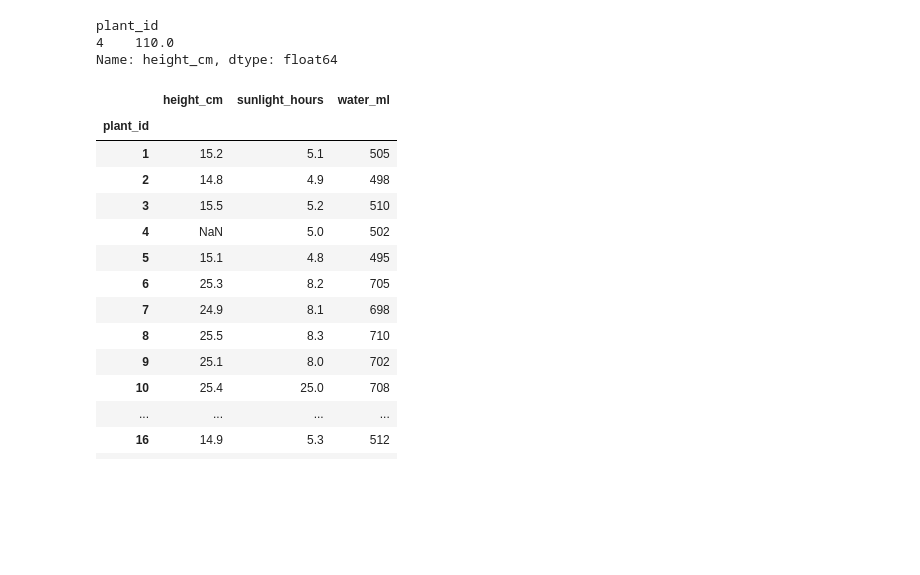
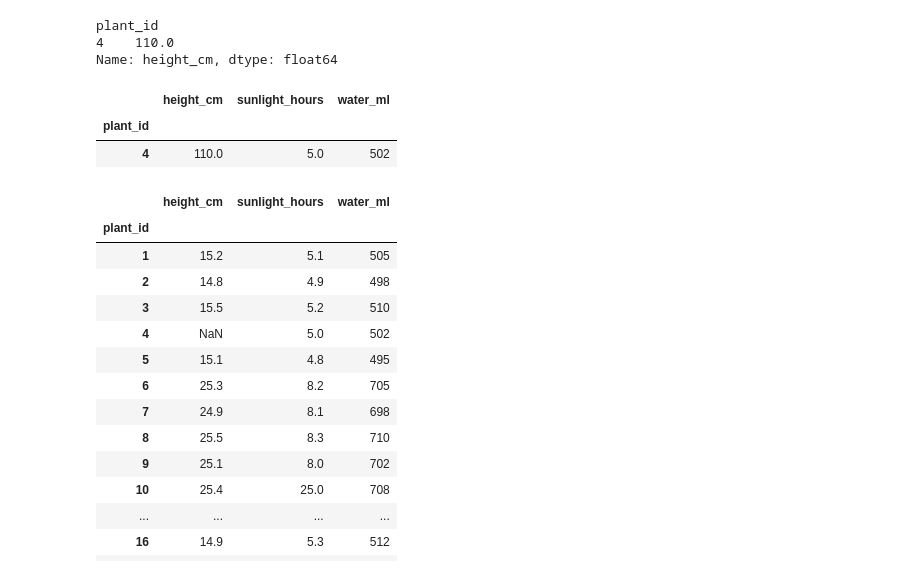
Before and after one commit to BoheeJeong/data_analysis_basic, a Jupyter notebook: [LAB-03] Data Preprocessing/03-연습문제.ipynb, the cells around one changed output. Drawn from its saved outputs; the diff is of its cells as text; code cells hidden in the pictures; blank space fills up the shorter version.

```diff
--- a/[LAB-03] Data Preprocessing/03-연습문제.ipynb
+++ b/[LAB-03] Data Preprocessing/03-연습문제.ipynb
@@ -900,10 +942,10 @@ plt.show()
 
 
 # 종에 대한 구별 없이 height_cm 열에 대해 IQR을 계산
-plant_growth_df2 = plant_growth_df.copy()
+plant_growth_df2 = no_species_resuld_df.copy()
 
-height_cmQ1 = plant_growth_df2['height_cm'].quantile(0.25)
-height_cmQ3 = plant_growth_df2['height_cm'].quantile(0.75)
+height_cmQ1 = no_species_resuld_df['height_cm'].quantile(0.25)
+height_cmQ3 = no_species_resuld_df['height_cm'].quantile(0.75)
 
 height_cm_iqr = height_cmQ3-height_cmQ1
 print("height_cm 의 사분위간 범위" , height_cm_iqr)
@@ -959,4 +992,11 @@ no_species_resuld_df.loc[no_species_resuld_df['height_cm'] > height_cm_outline_m
 plant_id
 4    110.0
 Name: height_cm, dtype: float64
+# %%
+# *상한/하한 이상치 한번에 확인하기   or 조건으로
+no_species_resuld_df.loc[(no_species_resuld_df['height_cm'] < height_cm_outline_min) | (no_species_resuld_df['height_cm'] > height_cm_outline_max) ]
+# %% [output]
+|  | height_cm | sunlight_hours | water_ml |
+| plant_id |  |  |  |
+| 4 | 110.0 | 5.0 | 502 |
 # %%
```
Also changed, not shown: parts of 7 cells of this notebook, 10 other files.
